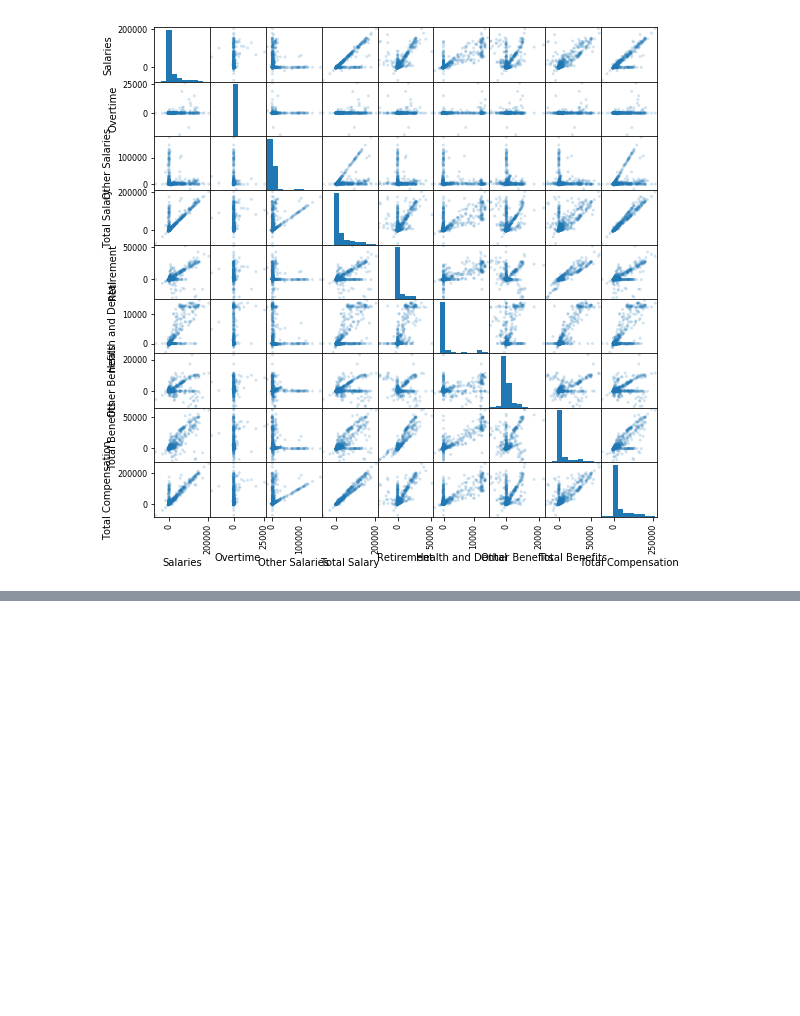
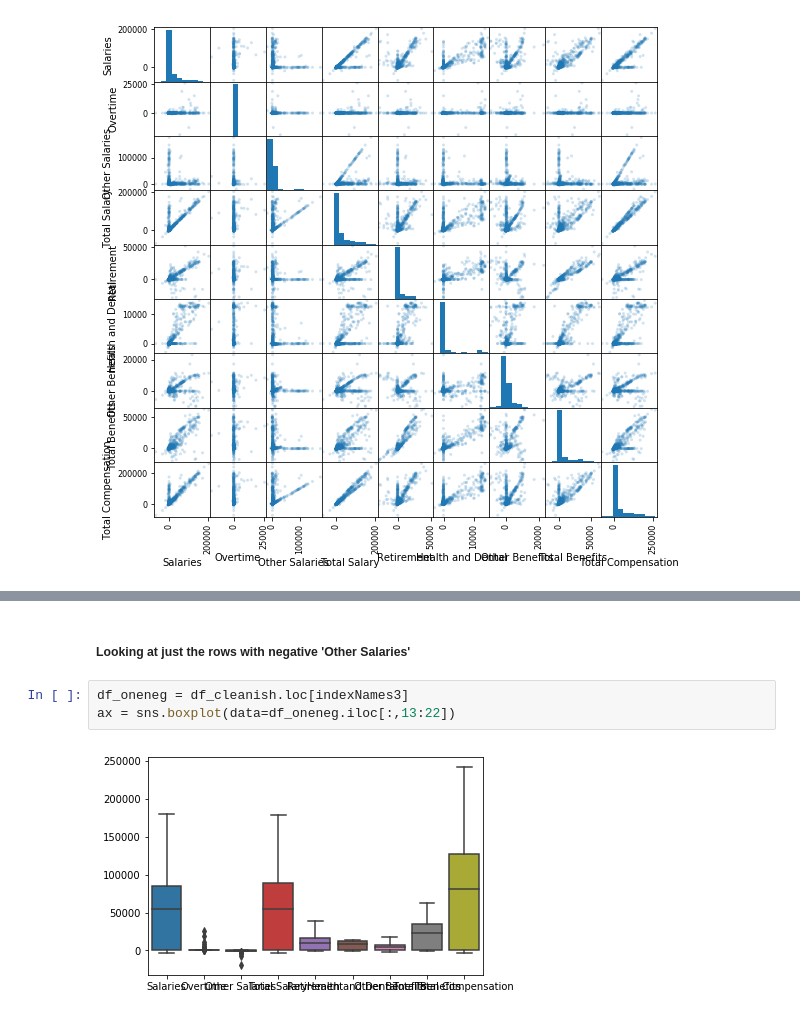
Before and after one commit to mltran2017/MSDS7331, a Jupyter notebook: notebook/7331_EmpComp_Negatives.ipynb, the cells around one changed output, grey strips where cells are left out. Cells and saved outputs as stored; diff of their text form; blank space fills up the shorter version.

```diff
--- a/notebook/7331_EmpComp_Negatives.ipynb
+++ b/notebook/7331_EmpComp_Negatives.ipynb
@@ -80,0 +139,7 @@ ax = sns.boxplot(data=df_clean.iloc[:,13:22])
+# %% [markdown]
+##### Looking at just the rows with negative 'Other Salaries'
+# %%
+df_oneneg = df_cleanish.loc[indexNames3]
+ax = sns.boxplot(data=df_oneneg.iloc[:,13:22])
+# %% [output]
+[figure, added]
```
Also changed, not shown: parts of 25 cells of this notebook.
